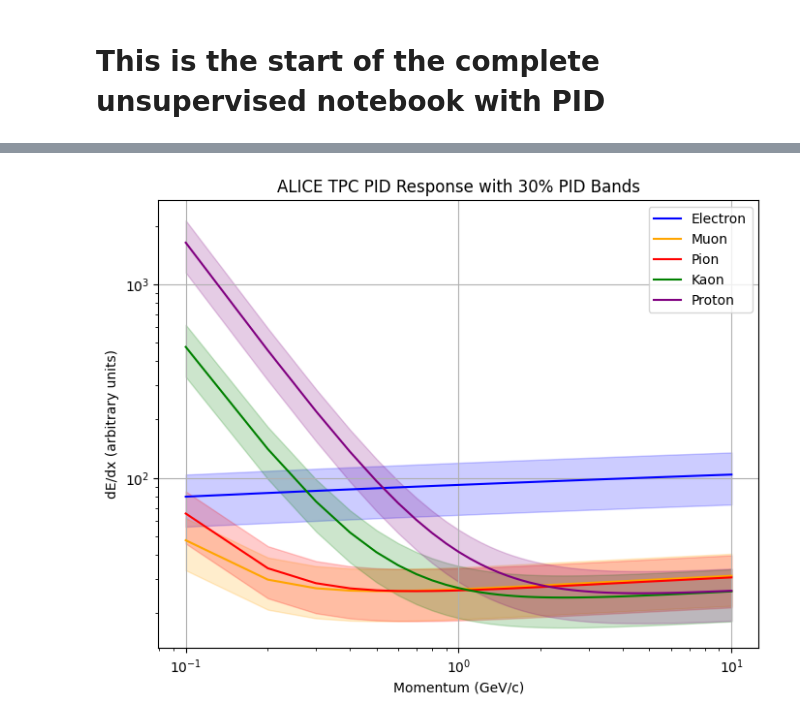
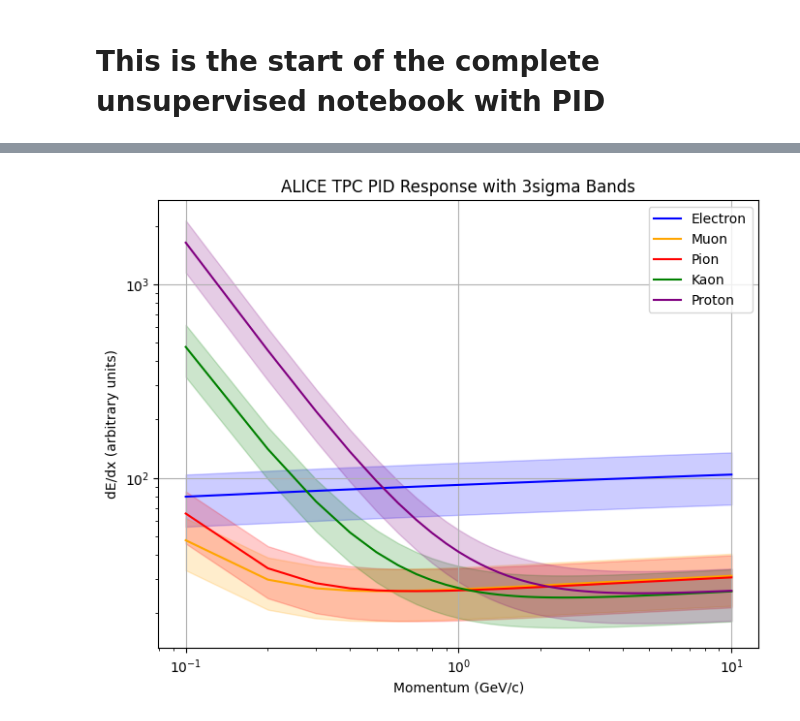
Before and after one commit to siragoni/ML-autoencoder, a Jupyter notebook: Clean.ipynb, the cells around one changed output, grey strips where cells are left out. Saved outputs shown, nothing was run; the diff lists cells and outputs as text; code cells hidden in the pictures.

```diff
--- a/Clean.ipynb
+++ b/Clean.ipynb
@@ -3,19 +809,9 @@
 # %%
+#PID PLOT WITH BANDING
 import numpy as np
 import matplotlib.pyplot as plt
 
 def bethe_bloch(momentum, mass, charge=1):
-    """
-    Parametrizes the Bethe-Bloch formula for energy loss in the TPC.
-
-    Parameters:
-    - momentum: Particle momentum (GeV/c)
-    - mass: Particle mass (GeV/c^2)
-    - charge: Particle charge (default = 1)
-
-    Returns:
-    - dE/dx: Energy loss per unit distance (arbitrary units)
-    """
     # Constants for Bethe-Bloch approximation
     K = 0.307075  # MeV mol^-1 cm^2
     Z = charge  # Particle charge
@@ -33,18 +829,6 @@ def bethe_bloch(momentum, mass, charge=1):
     return dEdx
 
 def tpc_pid_response(momentum, particle_type, stretch_factor=1):
-    """
-    Provides a parametrized TPC PID response for different particle types with a 30% PID band.
-
-    Parameters:
-    - momentum: Particle momentum (GeV/c)
-    - particle_type: Type of particle ('electron', 'muon', 'pion', 'kaon', 'proton')
-
-    Returns:
-    - dE/dx: TPC PID response (arbitrary units)
-    - lower_band: Lower bound of PID band (70% of dE/dx)
-    - upper_band: Upper bound of PID band (130% of dE/dx)
-    """
     mass_dict = {
         'electron': 0.000511,
         'muon': 0.10566,
@@ -61,11 +845,56 @@ def tpc_pid_response(momentum, particle_type, stretch_factor=1):
     return dEdx, lower_band, upper_band
 
 def error_extremes(momentum, particle_type, stretch_factor):
-    """
-    Helper function to return error band extremes for a given particle type.
-    """
     _, lower_band, upper_band = tpc_pid_response(momentum, particle_type, stretch_factor)
     return upper_band, lower_band
+
+def random_gaussian(mean, sigma):
+
+    return np.random.normal(mean, sigma)
+
+def gaussian_tpc_response(momentum, particle_type, stretch_factor):
+
+    # Get the mean dE/dx from TPC PID response
+    mean_dEdx, _, _ = tpc_pid_response(momentum, particle_type,stretch_factor)
+
+    # Calculate the extremes for the 3σ band
+    upper_band, lower_band = error_extremes(momentum, particle_type, stretch_factor)
+
+    # Estimate σ as 1/3rd of the difference between the upper and lower bands
+    sigma_dEdx = (upper_band - lower_band) / 6
+
+    # Generate a random dE/dx value from a Gaussian distribution
+    random_dEdx = random_gaussian(mean_dEdx, sigma_dEdx)
+
+    return random_dEdx
+
+ # Example usage
+momentum = .3  # Example momentum in GeV/c
+particle_type = 'proton'  # Example particle type
+x=1000 #Amount of random numbers
+
+rn=[]
+for _ in range(x):
+
+    if (particle_type == 'electron'):
+        stretch_factor=1
+    elif (particle_type == 'muon'):
+        stretch_factor=.41
+    elif (particle_type == 'pion'):
+        stretch_factor=.41
+    elif (particle_type == 'kaon'):
+        stretch_factor=.38
+    elif (particle_type == 'proton'):
+        stretch_factor=.40
+
+    random_value = gaussian_tpc_response(momentum, particle_type, stretch_factor)
+    rn.append(random_value)
+print(rn)
+
+xvalues=[]
+for _ in range(x):
+    xvalues.append(momentum)
+print(xvalues)
 
 def plot_tpc_pid_response(momentum_range):
     """
@@ -87,11 +916,13 @@ def plot_tpc_pid_response(momentum_range):
         plt.plot(momentum_range, response, label=particle, color=settings['color'])
         plt.fill_between(momentum_range, lower_band, upper_band, color=settings['color'], alpha=0.2)
 
+   # plt.plot(xvalues,rn, color= 'black')
+
     plt.xlabel('Momentum (GeV/c)')
     plt.ylabel('dE/dx (arbitrary units)')
     plt.xscale('log')  # Log scale for x-axis
     plt.yscale('log')  # Log scale for y-axis
-    plt.title('ALICE TPC PID Response with 30% PID Bands')
+    plt.title('ALICE TPC PID Response with 3sigma Bands')
     plt.legend()
     plt.grid(True)
     plt.show()
@@ -103 +936 @@ plot_tpc_pid_response(momentum_range)
-[figure, old version]
+[figure, new version]
```
Also changed, not shown: parts of 33 cells of this notebook, 1 other file.
